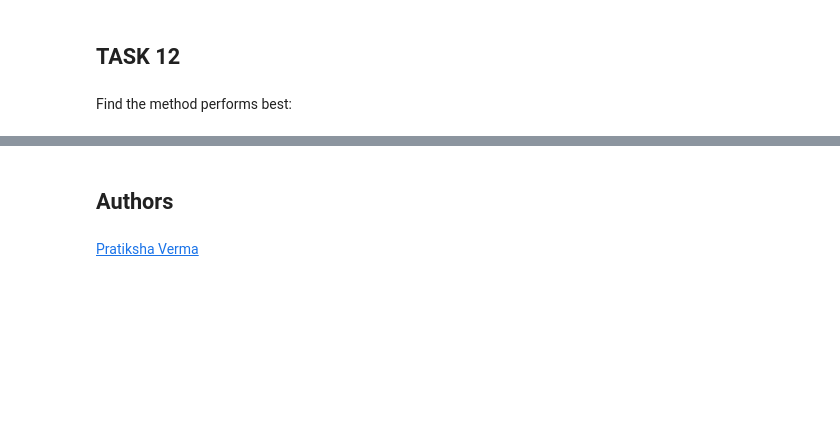
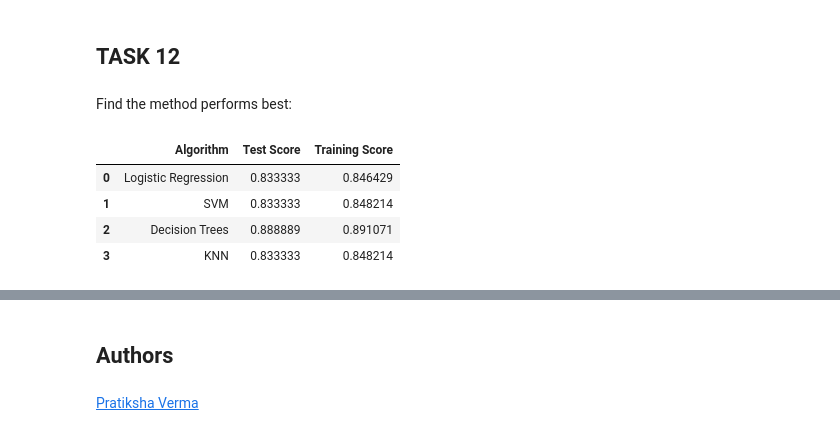
Before and after one commit to RayhaanPirani/spacex-falcon9-landing, a Jupyter notebook: IBM-DS0321EN-SkillsNetwork_labs_module_4_SpaceX_Machine_Learning_Prediction_Part_5.jupyterlite.ipynb, the cells around one changed output, grey strips where cells are left out. Saved outputs shown, nothing was run; the diff lists cells and outputs as text; code cells hidden in the pictures; blank space fills up the shorter version.

```diff
--- a/IBM-DS0321EN-SkillsNetwork_labs_module_4_SpaceX_Machine_Learning_Prediction_Part_5.jupyterlite.ipynb
+++ b/IBM-DS0321EN-SkillsNetwork_labs_module_4_SpaceX_Machine_Learning_Prediction_Part_5.jupyterlite.ipynb
@@ -338,3 +338,16 @@ plot_confusion_matrix(Y_test,yhat)
 ## TASK  12
 # %% [markdown]
 Find the method performs best:
+# %%
+scores_df = pd.DataFrame([['Logistic Regression', logreg_cv.score(X_test, Y_test), logreg_cv.best_score_],
+                       ['SVM', svm_cv.score(X_test, Y_test), svm_cv.best_score_],
+                       ['Decision Trees', tree_cv.score(X_test, Y_test), tree_cv.best_score_],
+                       ['KNN', knn_cv.score(X_test, Y_test), knn_cv.best_score_]],
+                      columns =['Algorithm', 'Test Score', 'Training Score'], dtype = float)
+scores_df
+# %% [output]
+|  | Algorithm | Test Score | Training Score |
+| 0 | Logistic Regression | 0.833333 | 0.846429 |
+| 1 | SVM | 0.833333 | 0.848214 |
+| 2 | Decision Trees | 0.888889 | 0.891071 |
+| 3 | KNN | 0.833333 | 0.848214 |
```
Also changed, not shown: parts of 8 cells of this notebook.
